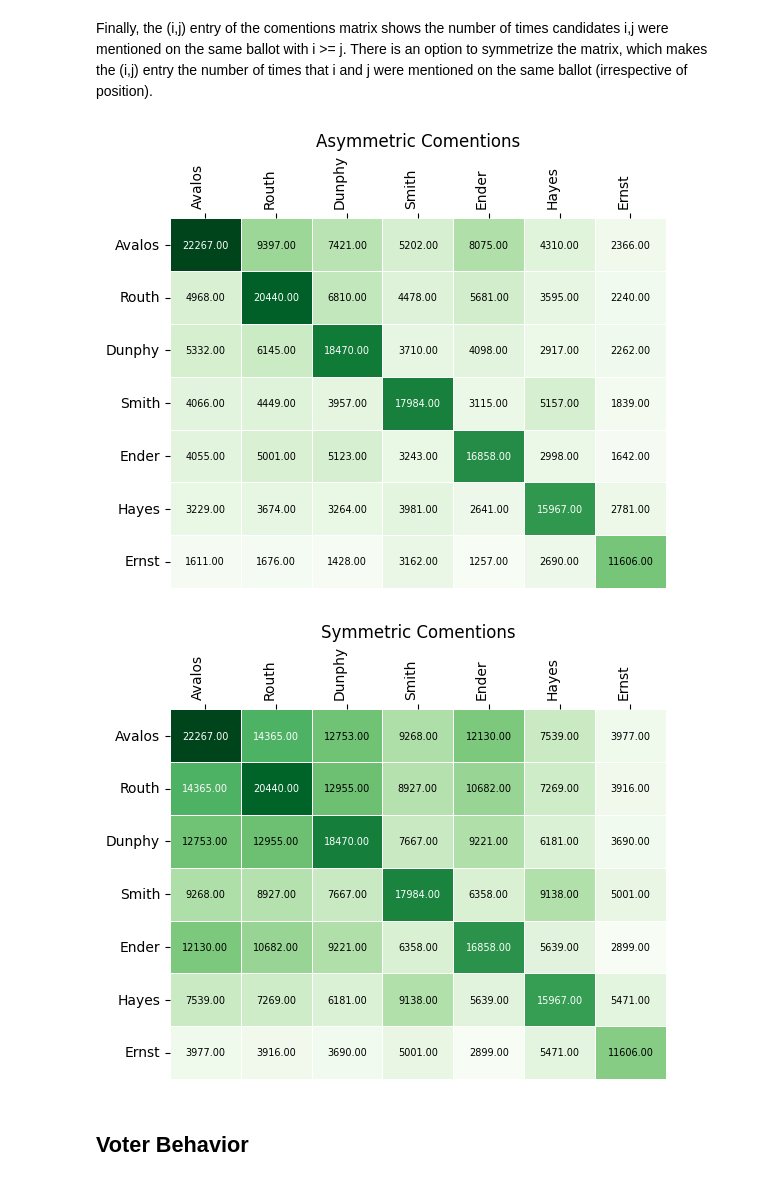
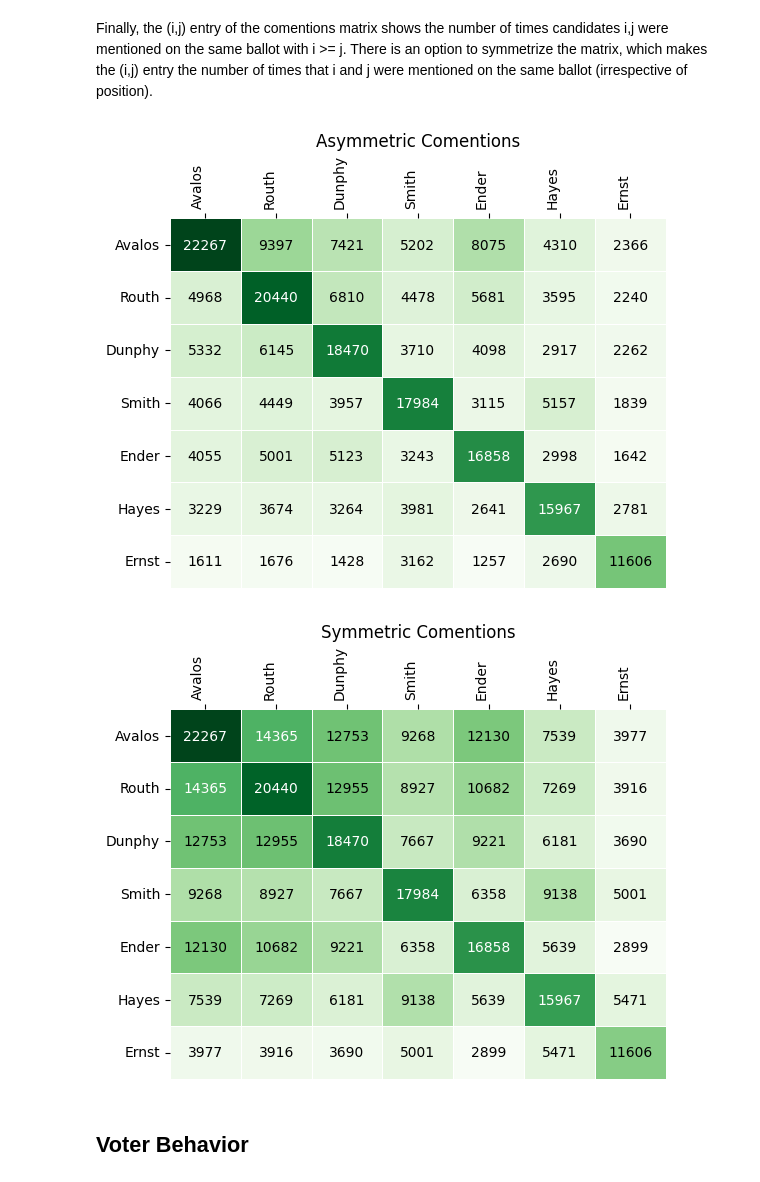
Before and after one commit to mggg/VoteKit, a Jupyter notebook: notebooks/7_portland_case_study.ipynb, the cells around one changed output. Cells and saved outputs as stored; diff of their text form; code cells hidden in the pictures.

```diff
--- a/notebooks/7_portland_case_study.ipynb
+++ b/notebooks/7_portland_case_study.ipynb
@@ -461,25 +461,27 @@ Finally, the (i,j) entry of the comentions matrix shows the number of times cand
 # %%
 cmm_asym  = comentions_matrix(profile, candidates = viable_cands)
 ax  = matrix_heatmap(cmm_asym, row_labels=last_names_viable,
                         column_labels=last_names_viable,
                         row_label_rotation = 0,
-                        column_label_rotation = 90)
+                        column_label_rotation = 90,
+                        n_decimals_to_display=0)
 
 plt.title("Asymmetric Comentions")
 plt.show()
 # %% [output]
-[figure, old version]
+[figure, new version]
 # %%
 cmm_sym  = comentions_matrix(profile, candidates = viable_cands, symmetric=True)
 ax  = matrix_heatmap(cmm_sym, row_labels=last_names_viable,
                         column_labels=last_names_viable,
                         row_label_rotation = 0,
-                        column_label_rotation = 90)
+                        column_label_rotation = 90,
+                        n_decimals_to_display=0)
 
 plt.title("Symmetric Comentions")
 plt.show()
 # %% [output]
-[figure, old version]
+[figure, new version]
 # %% [markdown]
 ## Voter Behavior
 # %% [markdown]
```
Also changed, not shown: parts of 9 cells of this notebook, 1 other file.
